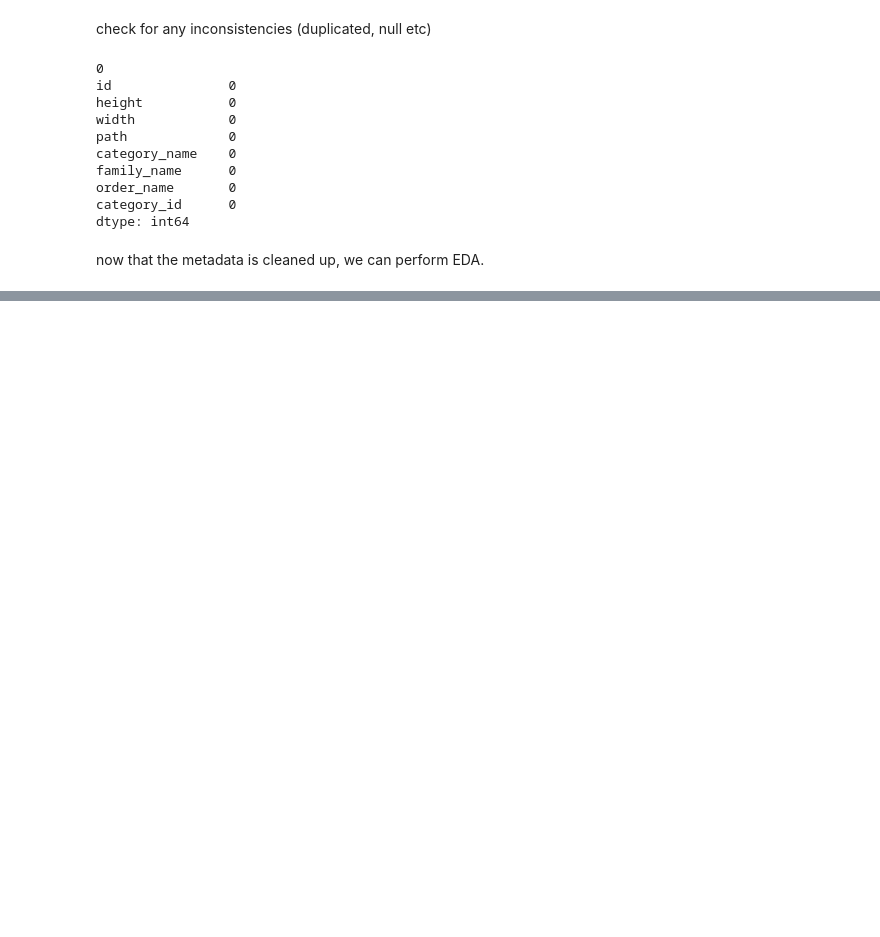
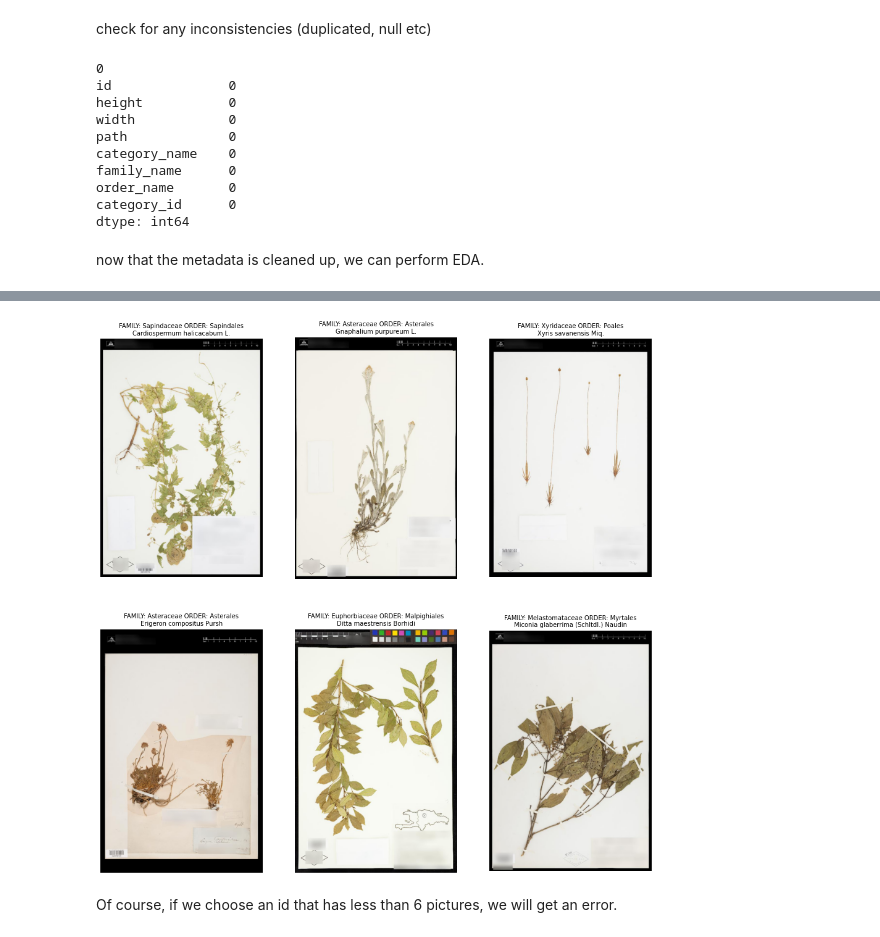
Before and after one commit to pappymu/herb, a Jupyter notebook: herb2021-modeling.ipynb, the cells around one changed output, grey strips where cells are left out. Cells and saved outputs as stored; diff of their text form; code cells hidden in the pictures; blank space fills up the shorter version.

```diff
--- a/herb2021-modeling.ipynb
+++ b/herb2021-modeling.ipynb
@@ -127,0 +184,6 @@ now that the metadata is cleaned up, we can perform EDA.
+# %%
+visualize(df_meta)
+# %% [output]
+[figure, added]
+# %% [markdown]
+Of course, if we choose an id that has less than 6 pictures, we will get an error.
```
Also changed, not shown: parts of 38 cells of this notebook.
